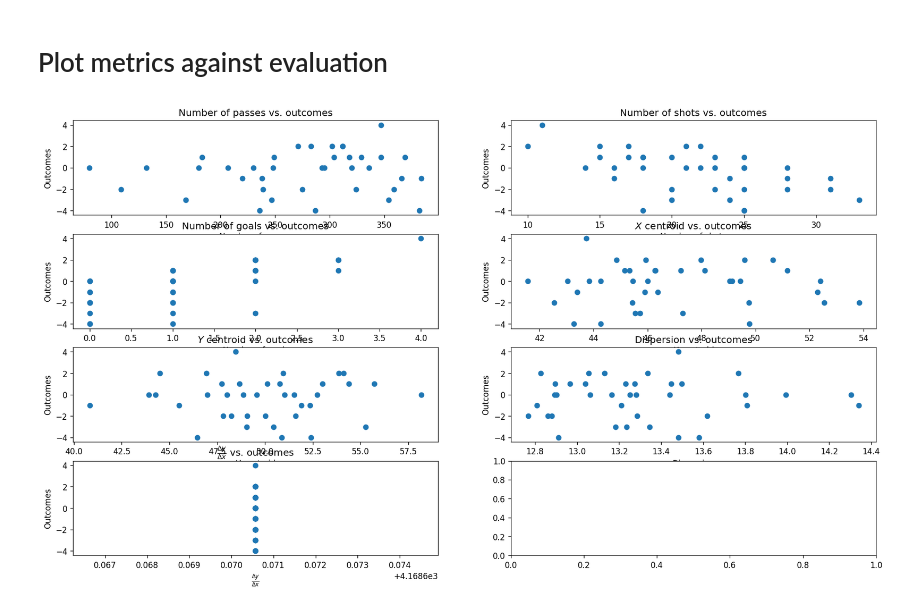
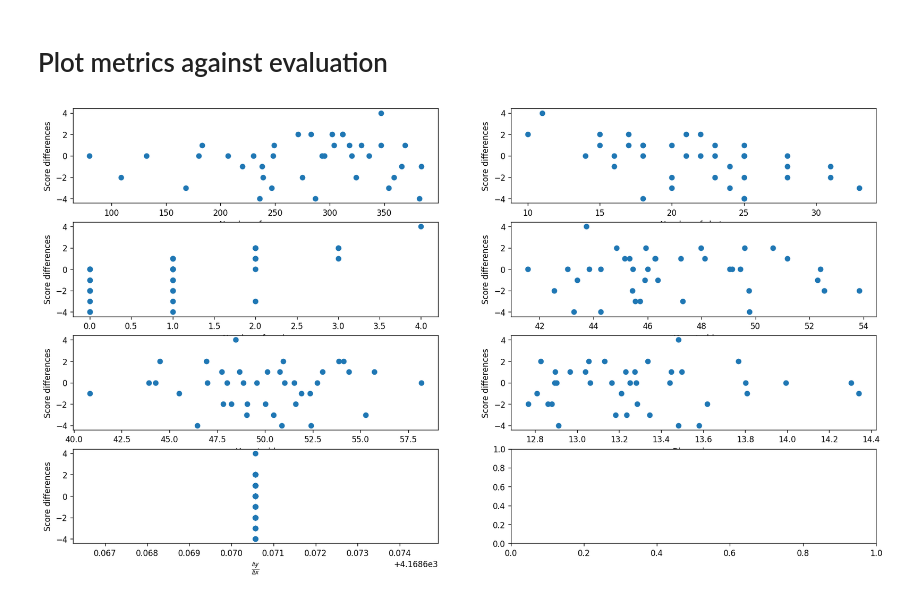
Before and after one commit to tjysdsg/MCM-2020-D, a Jupyter notebook: EDA.ipynb, the cells around one changed output. Saved outputs shown, nothing was run; the diff lists cells and outputs as text; code cells hidden in the pictures.

Commit message:
Improve plotting of metrics

```diff
--- a/EDA.ipynb
+++ b/EDA.ipynb
@@ -396,12 +396,12 @@ def plot_metrics_against(y_func, y_data, y_name: str, matches_data=matches_df,
         ax_x = i // 2
         ax_y = i % 2
         axs[ax_x, ax_y].scatter(X, Y)
-        axs[ax_x, ax_y].set_title(metric_names[i] + ' vs. ' + y_name.lower())
+        # axs[ax_x, ax_y].set_title(metric_names[i] + ' vs. ' + y_name.lower())
         axs[ax_x, ax_y].set_xlabel(metric_names[i])
         axs[ax_x, ax_y].set_ylabel(y_name)
     # fig.tight_layout()
     plt.show()
 # %%
-plot_metrics_against(get_score_diff, matches_df, 'Outcomes')
+plot_metrics_against(get_score_diff, matches_df, 'Score differences')
 # %% [output]
-[figure, old version]
+[figure, new version]
```
